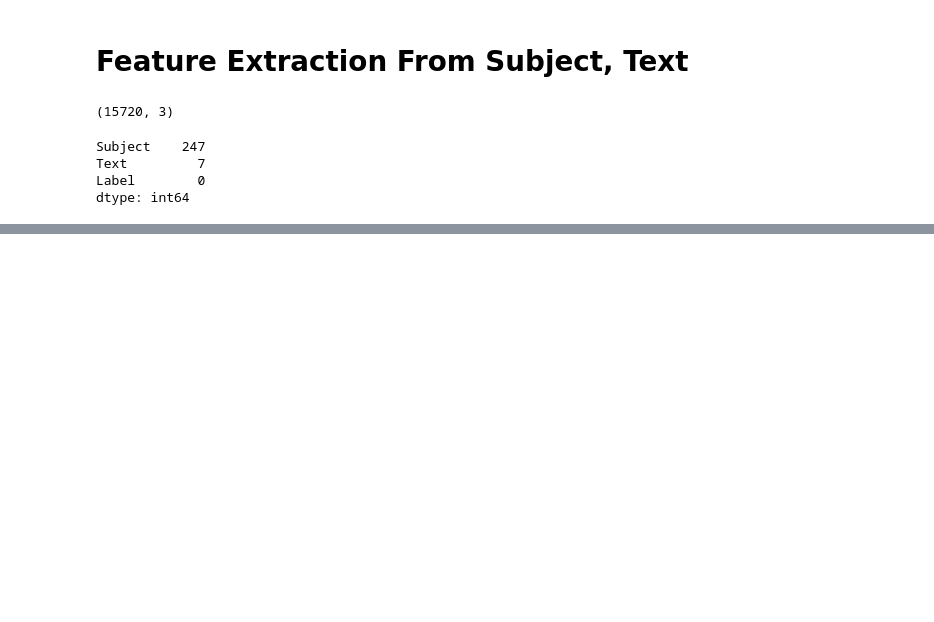
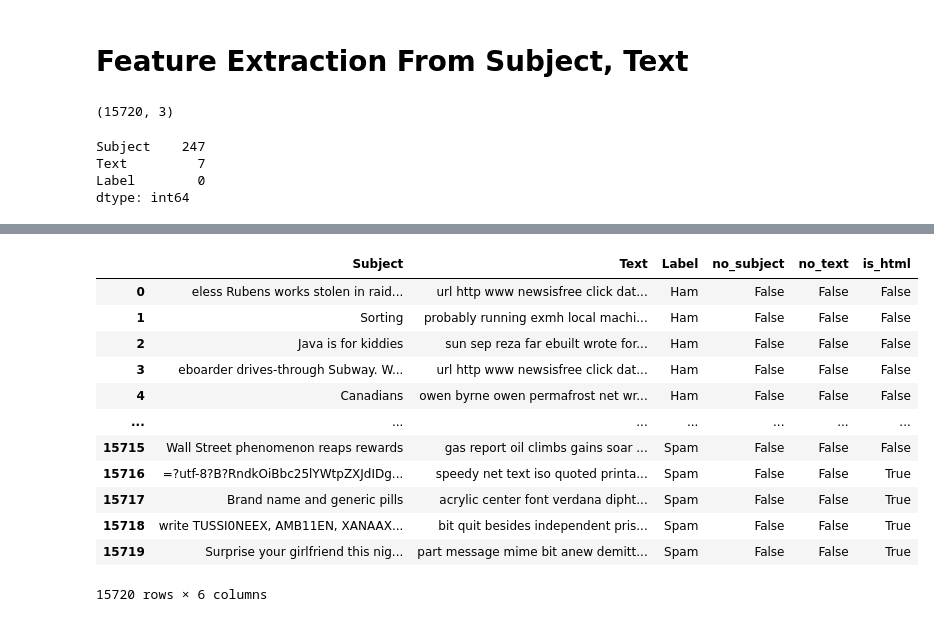
Before and after one commit to susmitpy/Spam-Email-Detector, a Jupyter notebook: Data/Data Wrangling/Scripts/Preprocessing Stage 1.ipynb, the cells around one changed output, grey strips where cells are left out. Saved outputs shown, nothing was run; the diff lists cells and outputs as text; code cells hidden in the pictures; blank space fills up the shorter version.

Commit message:
body

```diff
--- a/Data/Data Wrangling/Scripts/Preprocessing Stage 1.ipynb
+++ b/Data/Data Wrangling/Scripts/Preprocessing Stage 1.ipynb
@@ -527,0 +627,47 @@ dtype: int64
+# %%
+html_removal_phrases = ["this part message mime","this multipart mime message","content type"]
+def html_removal(text):
+    text = " ".join(text)
+    for remove in html_removal_phrases:
+        text = text.replace(remove,"")
+    text = text.strip()
+    text = text.lower()
+    return text
+df["Text"] = df["Text"].map(html_removal)
+# %%
+remove_phase_two = ["text plain","content transfer","charset","us ascii","format","encoding","multipart","body","html","head","title","meta"]
+def phase_two(text):
+    for remove in remove_phase_two:
+        text = text.replace(remove,"")
+    text = text.strip()
+    text = text.lower()
+    return text
+df["Text"] = df["Text"].map(phase_two)
+# %%
+def cleaner(text):
+    text = text.split(" ")
+    cleaned = []
+    for txt in text:
+        txt = txt.strip()
+        if len(txt) > 2:
+            cleaned.append(txt)
+    return " ".join(cleaned)
+df["Text"] = df["Text"].map(cleaner)
+# %%
+df["Text"] = df["Text"].str.join("")
+# %%
+df
+# %% [output]
+|  | Subject | Text | Label | no_subject | no_text | is_html |
+| 0 | eless Rubens works stolen in raid... | url http www newsisfree click dat... | Ham | False | False | False |
+| 1 | Sorting | probably running exmh local machi... | Ham | False | False | False |
+| 2 | Java is for kiddies | sun sep reza far ebuilt wrote for... | Ham | False | False | False |
+| 3 | eboarder drives-through Subway. W... | url http www newsisfree click dat... | Ham | False | False | False |
+| 4 | Canadians | owen byrne owen permafrost net wr... | Ham | False | False | False |
+| ... | ... | ... | ... | ... | ... | ... |
+| 15715 | Wall Street phenomenon reaps rewards | gas report oil climbs gains soar ... | Spam | False | False | False |
+| 15716 | =?utf-8?B?RndkOiBbc25lYWtpZXJdIDg... | speedy net text iso quoted printa... | Spam | False | False | True |
+| 15717 | Brand name and generic pills | acrylic center font verdana dipht... | Spam | False | False | True |
+| 15718 | write TUSSI0NEEX, AMB11EN, XANAAX... | bit quit besides independent pris... | Spam | False | False | True |
+| 15719 | Surprise your girlfriend this nig... | part message mime bit anew demitt... | Spam | False | False | True |
+15720 rows × 6 columns
```
Also changed, not shown: parts of 11 cells of this notebook, 5 other files.
